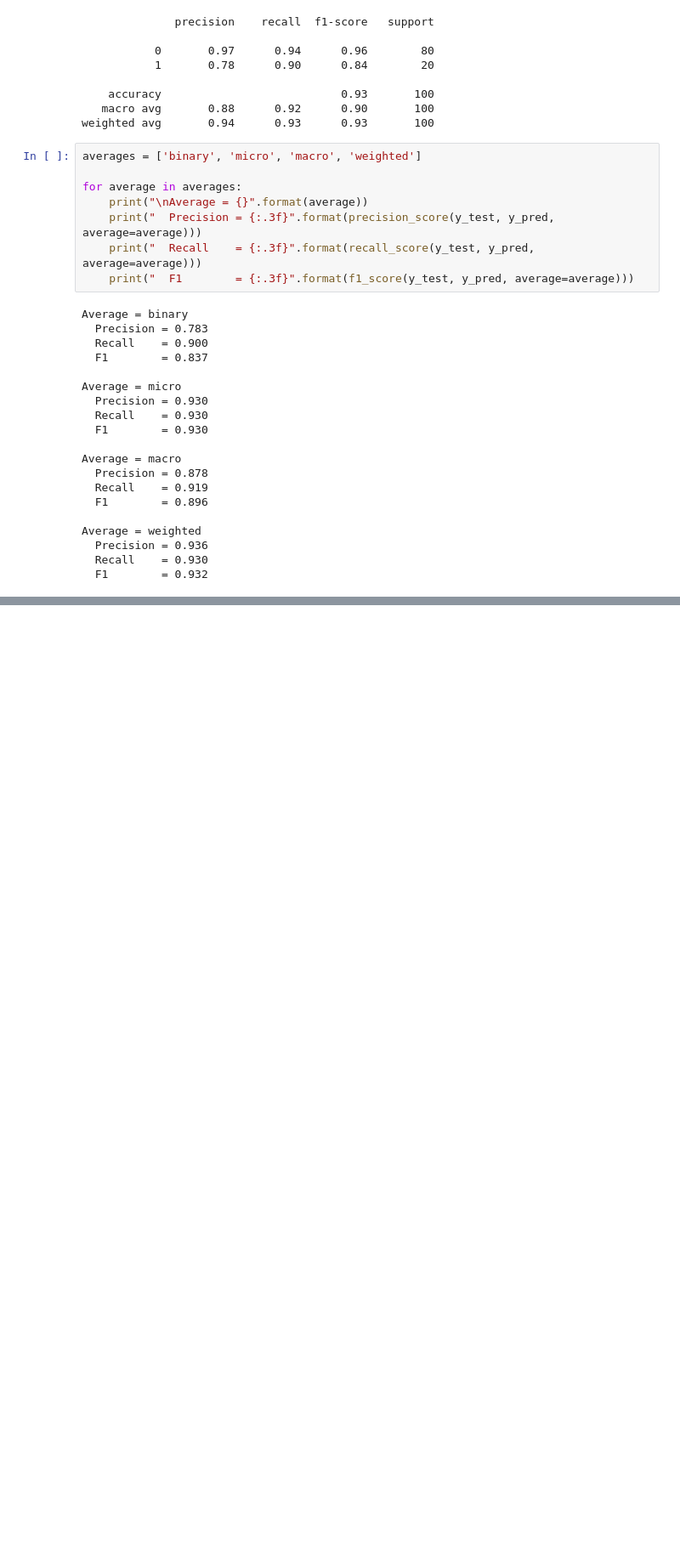
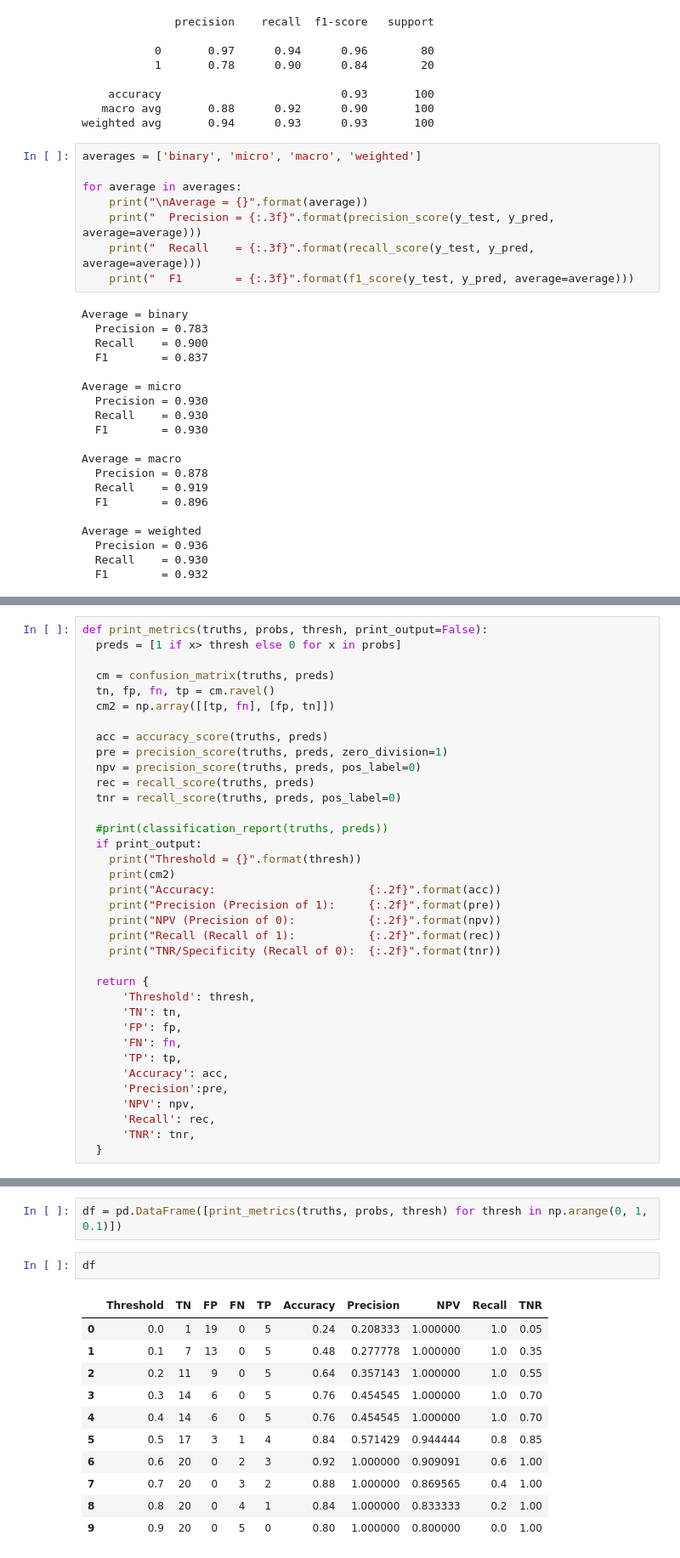
Before and after one commit to stepthom/869_course, a Jupyter notebook: performance_metrics/slides_performance_metrics.ipynb, the cells around one changed output, grey strips where cells are left out. Shown at 85% size. Cells and saved outputs as stored; diff of their text form; blank space fills up the shorter version.

```diff
--- a/performance_metrics/slides_performance_metrics.ipynb
+++ b/performance_metrics/slides_performance_metrics.ipynb
@@ -117,0 +128,36 @@ Average = weighted
+# %%
+def print_metrics(truths, probs, thresh, print_output=False):
+  preds = [1 if x> thresh else 0 for x in probs]
+
+  cm = confusion_matrix(truths, preds)
+  tn, fp, fn, tp = cm.ravel()
+  cm2 = np.array([[tp, fn], [fp, tn]])
+
+  acc = accuracy_score(truths, preds)
+  pre = precision_score(truths, preds, zero_division=1)
+  npv = precision_score(truths, preds, pos_label=0)
+  rec = recall_score(truths, preds)
+  tnr = recall_score(truths, preds, pos_label=0)
+
+  #print(classification_report(truths, preds))
+  if print_output:
+    print("Threshold = {}".format(thresh))
+    print(cm2)
+    print("Accuracy:                       {:.2f}".format(acc))
+    print("Precision (Precision of 1):     {:.2f}".format(pre))
+    print("NPV (Precision of 0):           {:.2f}".format(npv))
+    print("Recall (Recall of 1):           {:.2f}".format(rec))
+    print("TNR/Specificity (Recall of 0):  {:.2f}".format(tnr))
+
+  return {
+      'Threshold': thresh,
+      'TN': tn,
+      'FP': fp,
+      'FN': fn,
+      'TP': tp,
+      'Accuracy': acc,
+      'Precision':pre,
+      'NPV': npv,
+      'Recall': rec,
+      'TNR': tnr,
+  }
@@ -117,0 +227,16 @@ Average = weighted
+# %%
+df = pd.DataFrame([print_metrics(truths, probs, thresh) for thresh in np.arange(0, 1, 0.1)])
+# %%
+df
+# %% [output]
+|  | Threshold | TN | FP | FN | TP | Accuracy | Precision | NPV | Recall | TNR |
+| 0 | 0.0 | 1 | 19 | 0 | 5 | 0.24 | 0.208333 | 1.000000 | 1.0 | 0.05 |
+| 1 | 0.1 | 7 | 13 | 0 | 5 | 0.48 | 0.277778 | 1.000000 | 1.0 | 0.35 |
+| 2 | 0.2 | 11 | 9 | 0 | 5 | 0.64 | 0.357143 | 1.000000 | 1.0 | 0.55 |
+| 3 | 0.3 | 14 | 6 | 0 | 5 | 0.76 | 0.454545 | 1.000000 | 1.0 | 0.70 |
+| 4 | 0.4 | 14 | 6 | 0 | 5 | 0.76 | 0.454545 | 1.000000 | 1.0 | 0.70 |
+| 5 | 0.5 | 17 | 3 | 1 | 4 | 0.84 | 0.571429 | 0.944444 | 0.8 | 0.85 |
+| 6 | 0.6 | 20 | 0 | 2 | 3 | 0.92 | 1.000000 | 0.909091 | 0.6 | 1.00 |
+| 7 | 0.7 | 20 | 0 | 3 | 2 | 0.88 | 1.000000 | 0.869565 | 0.4 | 1.00 |
+| 8 | 0.8 | 20 | 0 | 4 | 1 | 0.84 | 1.000000 | 0.833333 | 0.2 | 1.00 |
+| 9 | 0.9 | 20 | 0 | 5 | 0 | 0.80 | 1.000000 | 0.800000 | 0.0 | 1.00 |
```
Also changed, not shown: parts of 15 cells of this notebook.
